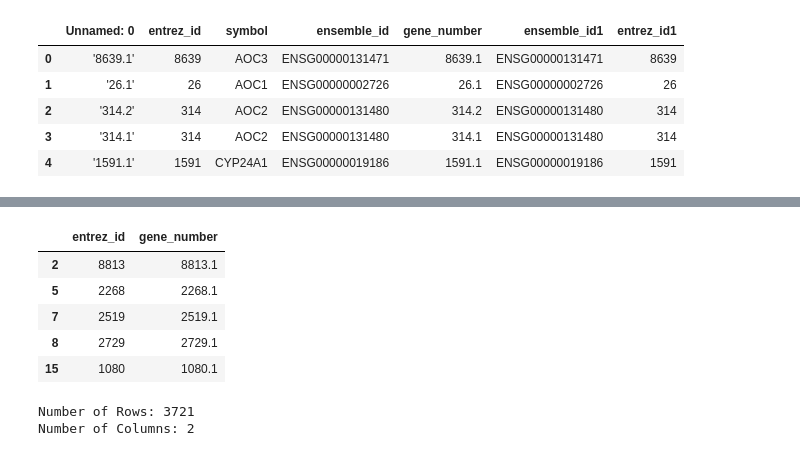
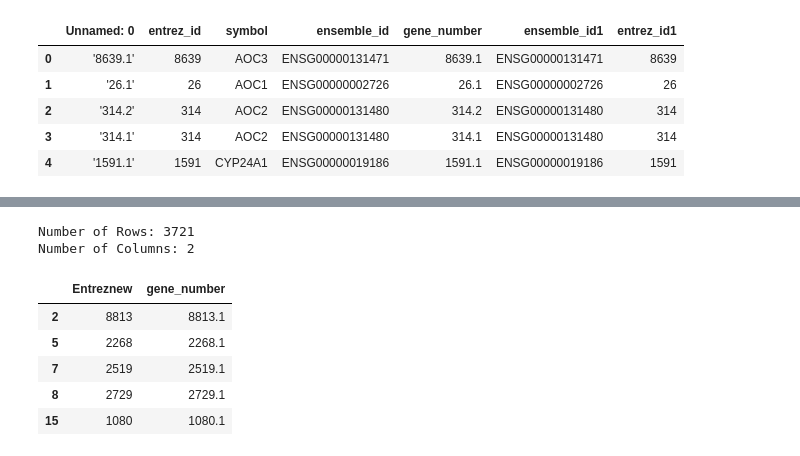
Before and after one commit to Subasree514/Building-cancer-specific-genome-scale-models, a Jupyter notebook: Expression_data_recon3d/ccle_data_recon.ipynb, the cells around one changed output, grey strips where cells are left out. Saved outputs shown, nothing was run; the diff lists cells and outputs as text; code cells hidden in the pictures.

```diff
--- a/Expression_data_recon3d/ccle_data_recon.ipynb
+++ b/Expression_data_recon3d/ccle_data_recon.ipynb
@@ -102,11 +72,13 @@ x_source.head()
 | 3 | '314.1' | 314 | AOC2 | ENSG00000131480 | 314.1 | ENSG00000131480 | 314 |
 | 4 | '1591.1' | 1591 | CYP24A1 | ENSG00000019186 | 1591.1 | ENSG00000019186 | 1591 |
 # %%
-main_x_gtex=x_source.groupby(['entrez_id','gene_number']).count().reset_index()
-#main_x_gtex=x_source.groupby(['ensemble_id','gene_number']).count().reset_index()
-#x_refernew_gtex.columns=['ensemble_id']
-x_refernew_gtex.columns=['entrez_id']
-#x_refernew_gtex.columns=['ensemble_id']
-x_refernew_gtex=pd.DataFrame(x_refernew_gtex)
-x_refernew_gtex.head()
+## First extract the recon ids present in the column gene_number to the entrez ids present in the data
+main_x_ccle=x_source.groupby(['entrez_id','gene_number']).count().reset_index()
+#main_x_ccle=x_source.groupby(['ensemble_id','gene_number']).count().reset_index()
+#main_x_ccle=main_x_ccle[['ensemble_id','gene_number']]
+main_x_ccle=main_x_ccle[['entrez_id','gene_number']]
+main_x_ccle=pd.DataFrame(main_x_ccle)
+main_x_ccle['entrez_id']=main_x_ccle['entrez_id'].astype(int)
+#main_x_ccle['ensemble_id']=main_x_ccle['ensemble_id']
+main_x_ccle.head()
 # %% [output]
@@ -119,4 +91,9 @@ x_refernew_gtex.head()
 # %%
 #ccle
-x_refernew_gtex['entrez_id']=x_refernew_gtex['entrez_id'].astype(int)
-#x_refernew_gtex['ensemble_id']=x_refernew_gtex['ensemble_id']
+#x_refernew_ccle.columns=['ensemble_id']
+x_refernew_ccle.columns=['entrez_id']
+#x_refernew_ccle.columns=['ensemble_id']
+x_refernew_ccle['entrez_id']=x_refernew_ccle['entrez_id'].astype(int)
+#x_refernew_ccle['ensemble_id']=x_refernew_ccle['ensemble_id']
+x_refernew_ccle=pd.DataFrame(x_refernew_ccle)
+x_refernew_ccle.head()
@@ -139,3 +112,3 @@ main_x_gtex['entrez_id']=main_x_gtex['entrez_id'].astype(int)
 # %%
-#to_gtex=pd.merge(x_refernew_gtex,main_x_gtex,how="left",on='ensemble_id')
-to_gtex=pd.merge(x_refernew_gtex,main_x_gtex,how="left",on='entrez_id')
+#to_ccle=pd.merge(x_refernew_ccle,main_x_ccle,how="left",on='ensemble_id')
+to_ccle=pd.merge(x_refernew_ccle,main_x_ccle,how="left",on='entrez_id')
@@ -158,2 +115,4 @@ to_gtex
 # %%
-newtop_gtex=to_gtex.dropna()
+# recon ids extracted
+newtop_ccle=to_ccle.dropna()
+newtop_ccle.head()
@@ -160,21 +126,22 @@ newtop_gtex=to_gtex.dropna()
-# %%
-newtop_gtex.head()
-# %% [output]
-|  | entrez_id | gene_number |
-| 2 | 8813 | 8813.1 |
-| 5 | 2268 | 2268.1 |
-| 7 | 2519 | 2519.1 |
-| 8 | 2729 | 2729.1 |
-| 15 | 1080 | 1080.1 |
 # %%
-gene_number_id_gtex=pd.DataFrame(newtop_gtex)
-rows = len(gene_number_id_gtex.axes[0])
-cols = len(gene_number_id_gtex.axes[1])
+gene_number_id_ccle=pd.DataFrame(newtop_ccle)
+rows = len(gene_number_id_ccle.axes[0])
+cols = len(gene_number_id_ccle.axes[1])
 
 # Print the number of rows and columns
 print("Number of Rows: " + str(rows))
 print("Number of Columns: " + str(cols))
+##
+gene_number_id_ccle = gene_number_id_ccle.set_axis(["Entreznew", "gene_number"], axis=1)
+columnid_ccle=gene_number_id_ccle[["Entreznew"]]
+gene_number_id_ccle.head()
 # %% [output]
 Number of Rows: 3721
 Number of Columns: 2
+|  | Entreznew | gene_number |
+| 2 | 8813 | 8813.1 |
+| 5 | 2268 | 2268.1 |
+| 7 | 2519 | 2519.1 |
+| 8 | 2729 | 2729.1 |
+| 15 | 1080 | 1080.1 |
 # %%
```
Also changed, not shown: parts of 24 cells of this notebook.
